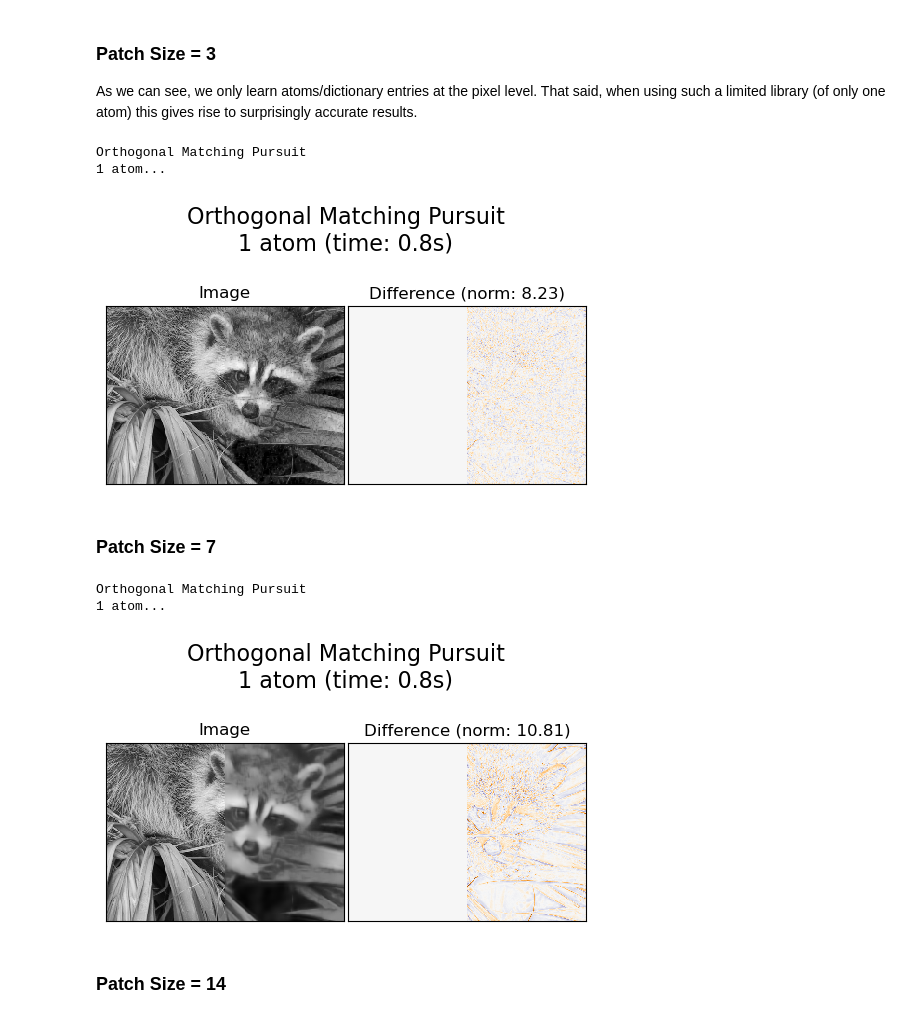
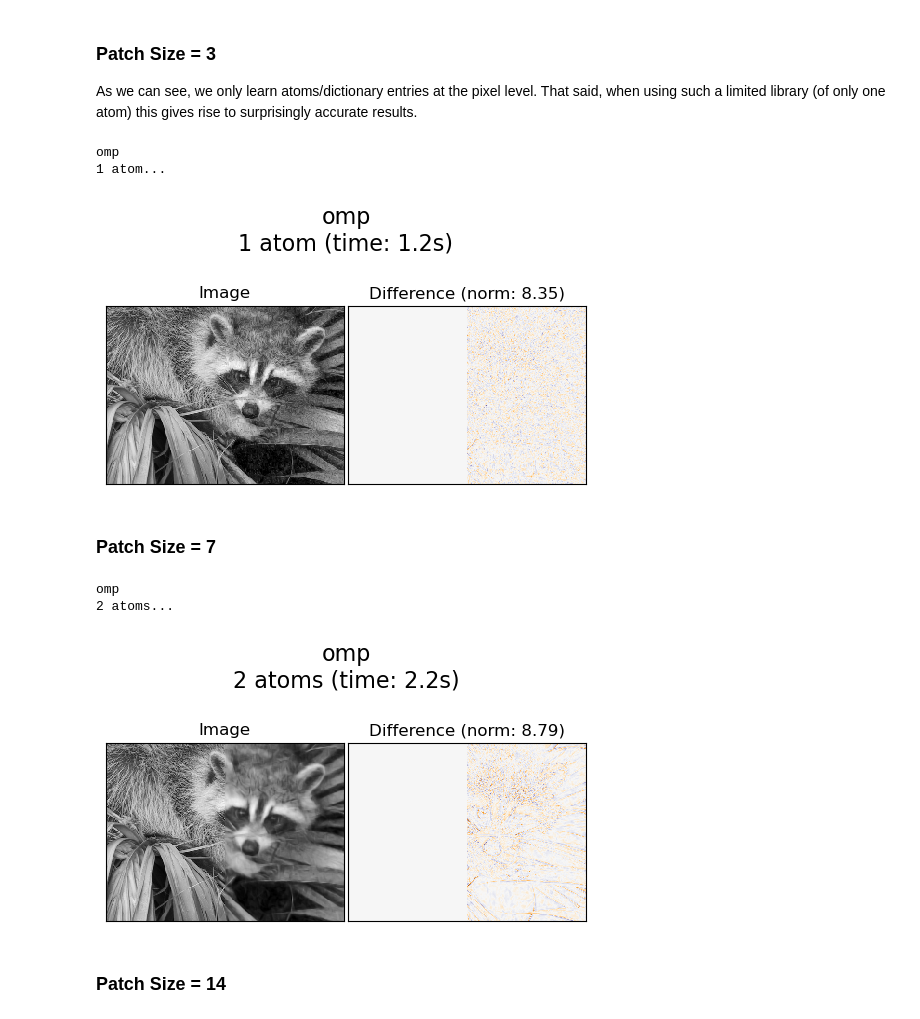
Before and after one commit to cwcurtis/MATH-596-Mathematical-Data-Science, a Jupyter notebook: Assignments/plot_image_denoising_hacked.ipynb, the cells around one changed output. Cells and saved outputs as stored; diff of their text form; code cells hidden in the pictures.

```diff
--- a/Assignments/plot_image_denoising_hacked.ipynb
+++ b/Assignments/plot_image_denoising_hacked.ipynb
@@ -172,7 +66,7 @@ Distorting image...
 # %%
 # Precompute dictionaries to spare us repetition
-bsize = 600
-dico3, V3 = dictionary_builder(3, bsize, distorted)
-dico7, V7 = dictionary_builder(7, bsize, distorted)
-dico14, V14 = dictionary_builder(14, bsize, distorted)
+bsize = 64
+dico3, V3 = dm.dictionary_builder(3, bsize, distorted)
+dico7, V7 = dm.dictionary_builder(7, bsize, distorted)
+dico14, V14 = dm.dictionary_builder(14, bsize, distorted)
 # %% [output]
@@ -189,19 +83,19 @@ dico14, V14 = dictionary_builder(14, bsize, distorted)
 
 As we can see, we only learn atoms/dictionary entries at the pixel level.  That said, when using such a limited library (of only one atom) this gives rise to surprisingly accurate results.
 # %%
-raccoon_learner(dico3, V3, distorted, 3, 1)
+dm.raccoon_learner(dico3, V3, raccoon_face, distorted, 3, 1, 'omp')
 # %% [output]
-Orthogonal Matching Pursuit
+omp
 1 atom...
-[figure, old version]
+[figure, new version]
 # %% [markdown]
 ### Patch Size = 7
 # %%
-raccoon_learner(dico7, V7, distorted, 7, 1)
+dm.raccoon_learner(dico7, V7, raccoon_face, distorted, 7, 2, 'omp')
 # %% [output]
-Orthogonal Matching Pursuit
-1 atom...
+omp
+2 atoms...
-[figure, old version]
+[figure, new version]
 # %% [markdown]
 ### Patch Size = 14
 # %%
```
Also changed, not shown: parts of 13 cells of this notebook, 1 other file.
